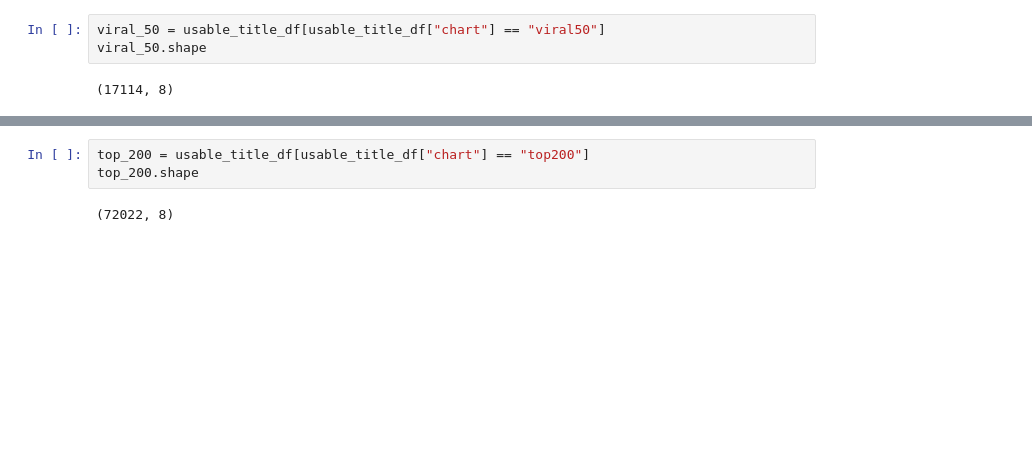
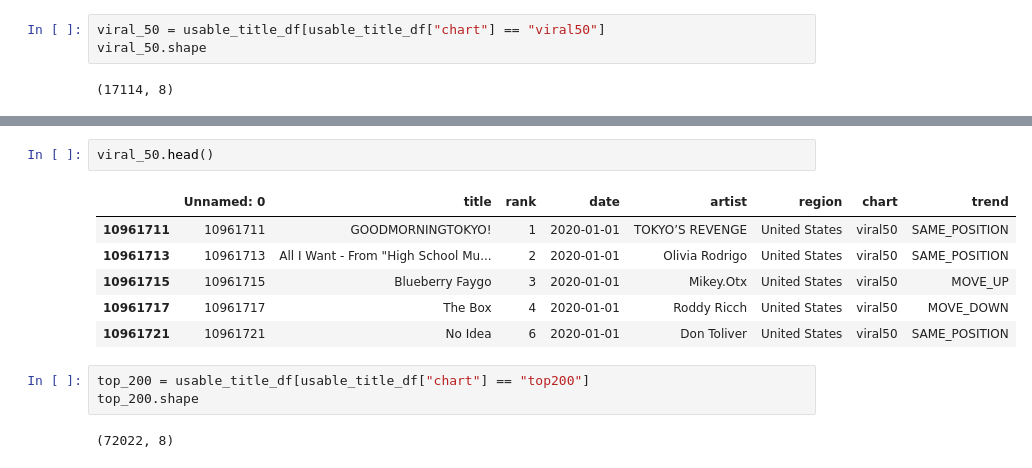
Before and after one commit to Falk358/data_science, a Jupyter notebook: project/02_exploratory_data_analysis.ipynb, the cells around one changed output, grey strips where cells are left out. Cells and saved outputs as stored; diff of their text form; blank space fills up the shorter version.

```diff
--- a/project/02_exploratory_data_analysis.ipynb
+++ b/project/02_exploratory_data_analysis.ipynb
@@ -76,3 +66,12 @@ viral_50.sample(20)
+# %%
+viral_50.head()
+# %% [output]
+|  | Unnamed: 0 | title | rank | date | artist | region | chart | trend |
+| 10961711 | 10961711 | GOODMORNINGTOKYO! | 1 | 2020-01-01 | TOKYO’S REVENGE | United States | viral50 | SAME_POSITION |
+| 10961713 | 10961713 | All I Want - From "High School Mu... | 2 | 2020-01-01 | Olivia Rodrigo | United States | viral50 | SAME_POSITION |
+| 10961715 | 10961715 | Blueberry Faygo | 3 | 2020-01-01 | Mikey.Otx | United States | viral50 | MOVE_UP |
+| 10961717 | 10961717 | The Box | 4 | 2020-01-01 | Roddy Ricch | United States | viral50 | MOVE_DOWN |
+| 10961721 | 10961721 | No Idea | 6 | 2020-01-01 | Don Toliver | United States | viral50 | SAME_POSITION |
 # %%
 top_200 = usable_title_df[usable_title_df["chart"] == "top200"]
 top_200.shape
```
Also changed, not shown: parts of 14 cells of this notebook.
